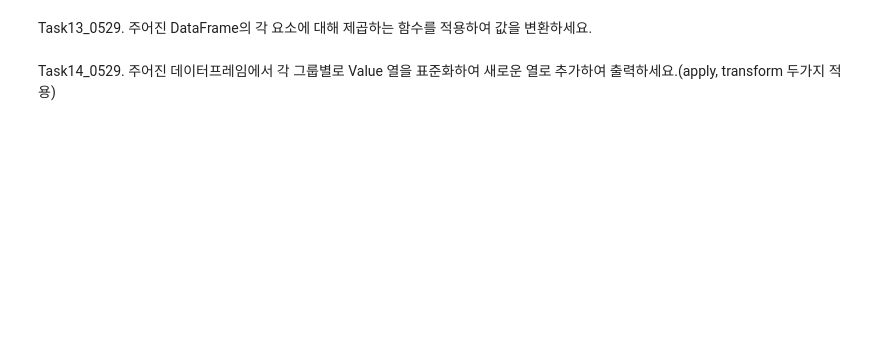
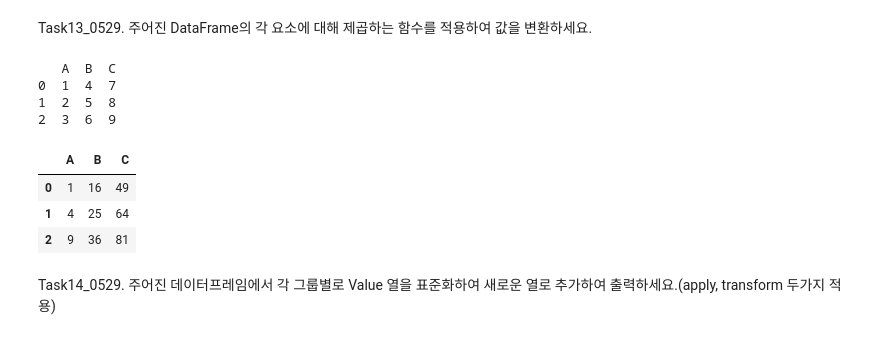
Before and after one commit to Kimhang-KDT/kita_2404, a Jupyter notebook: m3_분석 라이브러리/m3_20240529_Task.ipynb, the cells around one changed output. Saved outputs shown, nothing was run; the diff lists cells and outputs as text; code cells hidden in the pictures; blank space fills up the shorter version.

```diff
--- a/m3_분석 라이브러리/m3_20240529_Task.ipynb
+++ b/m3_분석 라이브러리/m3_20240529_Task.ipynb
@@ -281,12 +289,24 @@ Task13_0529. 주어진 DataFrame의 각 요소에 대해 제곱하는 함수를
 # %%
 import pandas as pd
 
 # 데이터프레임 생성
 df = pd.DataFrame({
     "A": [1, 2, 3],
     "B": [4, 5, 6],
     "C": [7, 8, 9]
 })
+print(df)
+df1 = df.transform(lambda x:x**2)
+df1
+# %% [output]
+   A  B  C
+0  1  4  7
+1  2  5  8
+2  3  6  9
+|  | A | B | C |
+| 0 | 1 | 16 | 49 |
+| 1 | 4 | 25 | 64 |
+| 2 | 9 | 36 | 81 |
 # %% [markdown]
 Task14_0529. 주어진 데이터프레임에서 각 그룹별로 Value 열을 표준화하여 새로운 열로 추가하여 출력하세요.(apply, transform 두가지 적용)
 # %%
```
Also changed, not shown: parts of 2 cells of this notebook.
